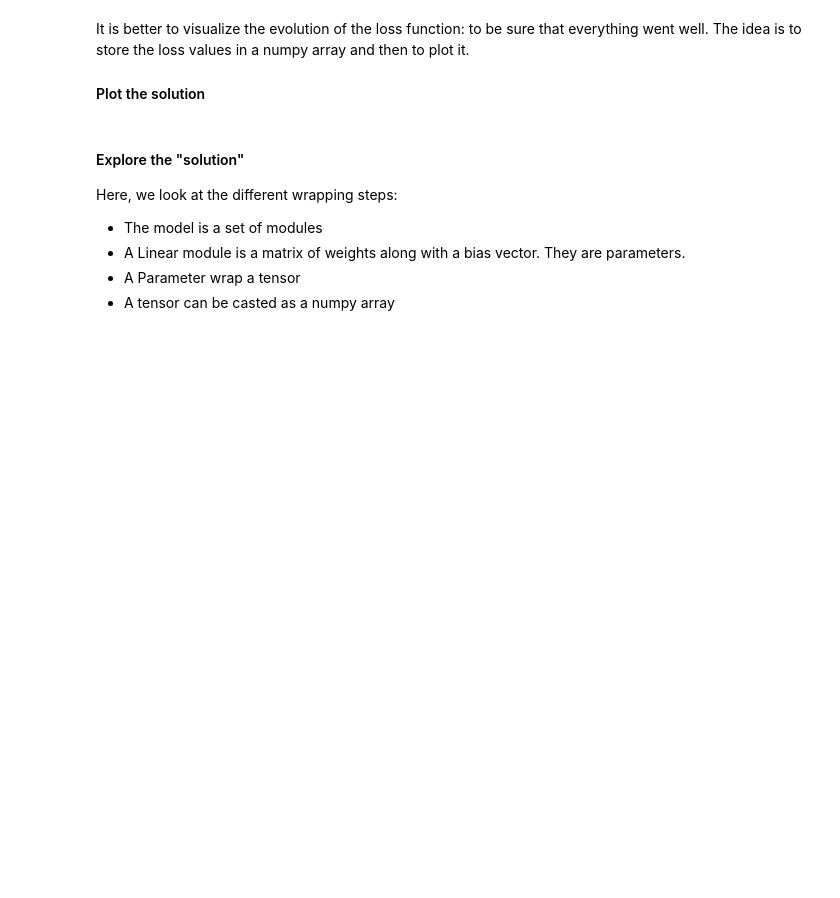
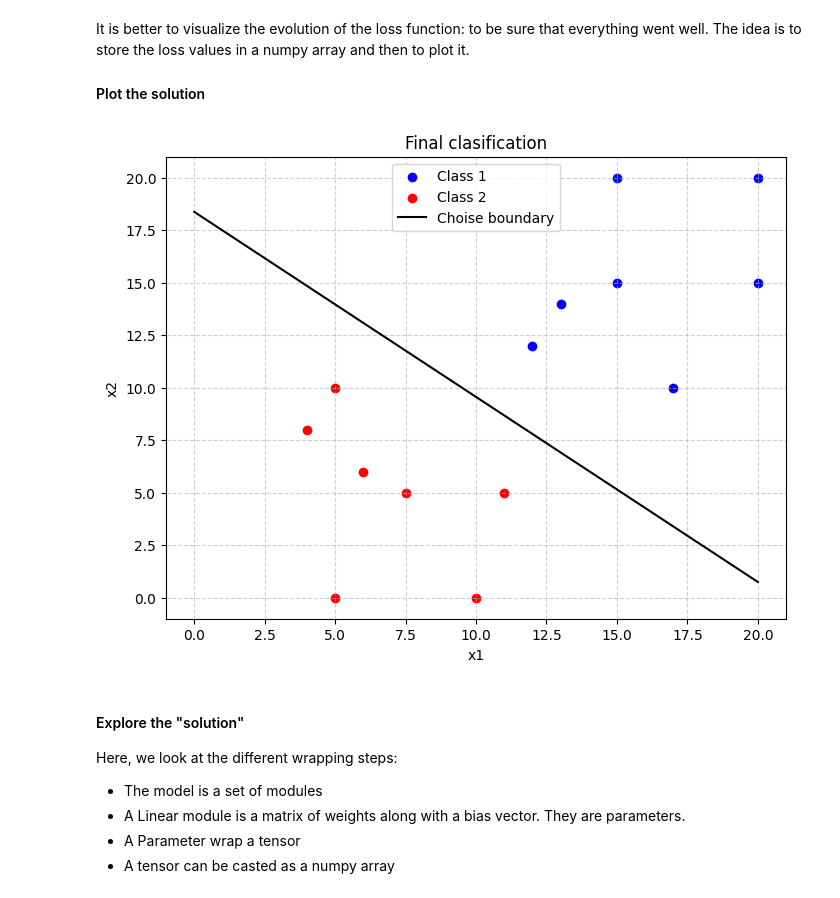
Before and after one commit to spinillac11/DeepLearning, a Jupyter notebook: DL2A_HW1_pytorch_2025.ipynb, the cells around one changed output. Cells and saved outputs as stored; diff of their text form; code cells hidden in the pictures; blank space fills up the shorter version.

Commit message:
Finalizado

```diff
--- a/DL2A_HW1_pytorch_2025.ipynb
+++ b/DL2A_HW1_pytorch_2025.ipynb
@@ -939,3 +991,24 @@ It is better to visualize the evolution of the loss function: to be sure that ev
+# %%
+## Your code here
+params = list(model.parameters())
+W = params[0].data.squeeze()
+b = params[1].data.squeeze()
+
+x1_boundary = th.linspace(0, 20, 50)
+x2_boundary = (-W[0] * x1_boundary - b) / W[1]
+
+plt.figure(figsize=(8, 6))
+plt.scatter(Xstudents[0, 0:7], Xstudents[1, 0:7], c='blue', label='Class 1')
+plt.scatter(Xstudents[0, 7:], Xstudents[1, 7:], c='red', label='Class 2')
+plt.plot(x1_boundary.numpy(), x2_boundary.numpy(), 'k', label='Choise boundary')
+plt.title("Final clasification")
+plt.xlabel("x1")
+plt.ylabel("x2")
+plt.legend()
+plt.grid(True, linestyle='--', alpha=0.6)
+plt.show()
+# %% [output]
+[figure, added]
 # %% [markdown]
 #### Explore the "solution"
 
```
Also changed, not shown: parts of 16 cells of this notebook.
